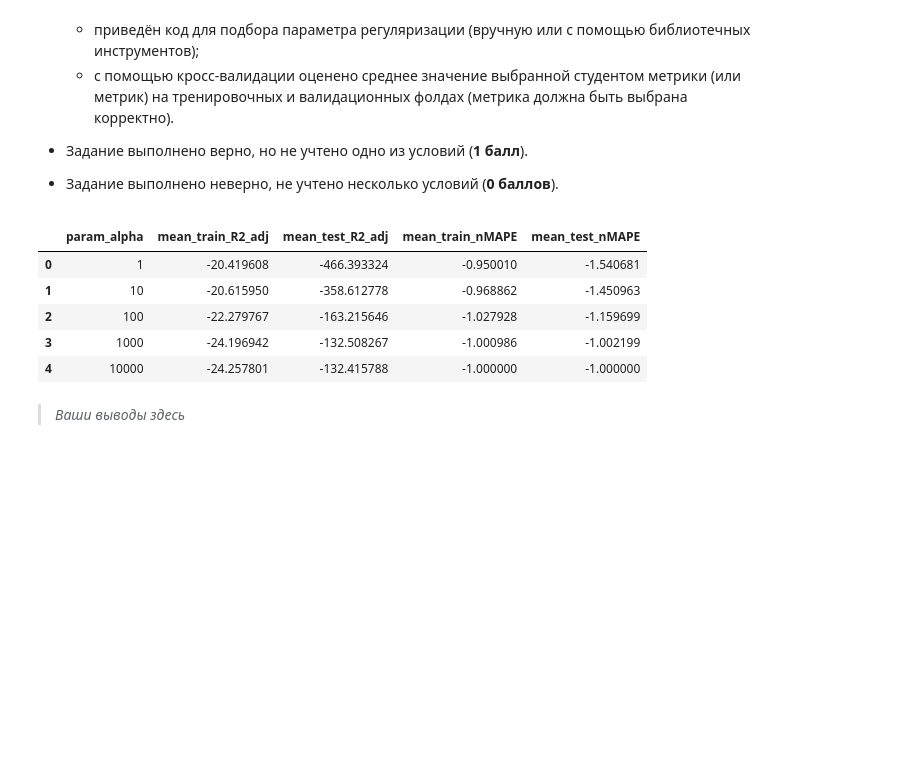
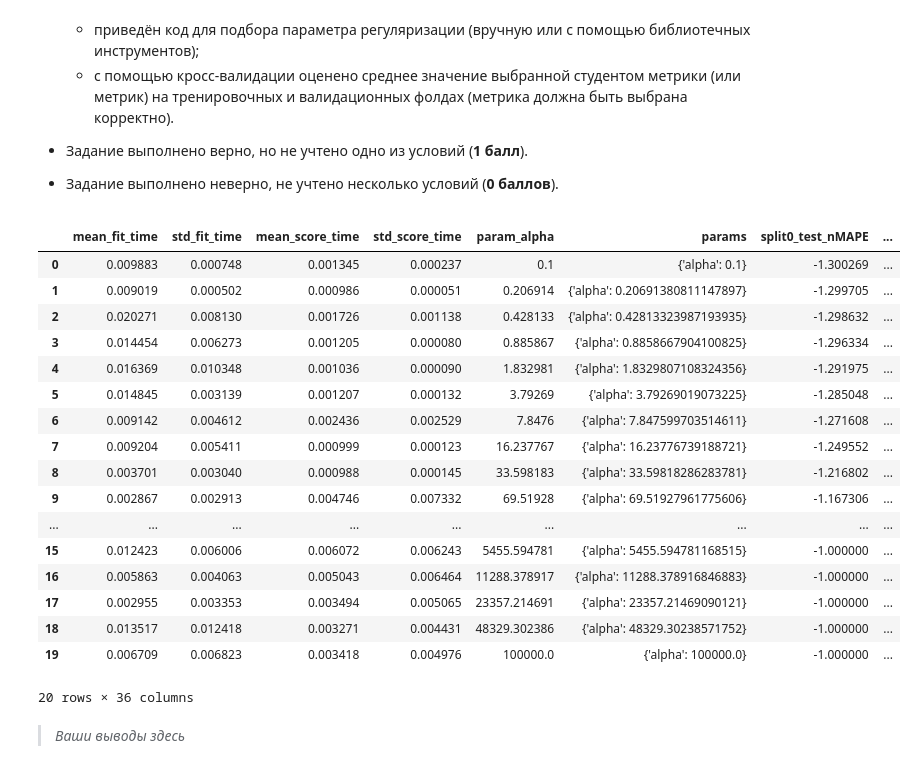
Before and after one commit to akitim/SkillFactory_current, a Jupyter notebook: MATH_ML_2_Практика_Акимкин.ipynb, the cells around one changed output. Saved outputs shown, nothing was run; the diff lists cells and outputs as text; code cells hidden in the pictures; blank space fills up the shorter version.

```diff
--- a/MATH_ML_2_Практика_Акимкин.ipynb
+++ b/MATH_ML_2_Практика_Акимкин.ipynb
@@ -691,33 +691,68 @@ np.round(pd.DataFrame({'train': [MAPE_cv_train, R2_adj_cv_train],
 - Задание выполнено верно, но не учтено одно из условий (**1 балл**).
 - Задание выполнено неверно, не учтено несколько условий (**0 баллов**).
 # %%
+RND_SEED=42
+
 x_poly_st = StandardScaler().fit_transform(x_poly)
 
 lasso = Lasso(fit_intercept=False)
 
 alpha_grid = {'alpha': [np.power(10, p) for p in range(5)]}
 gs = GridSearchCV(
     lasso,
     param_grid=alpha_grid,
     scoring={'nMAPE': 'neg_mean_absolute_percentage_error',
              'R2_adj': R2_adj_scorer}, #R2_adj_scorer
     refit=False,
     cv=5,
     return_train_score=True
 )
 
 gs.fit(x_poly_st, y);
 # print(gs.cv_results_.keys())
-pd.DataFrame(gs.cv_results_).loc[:,
+df_lasso_gs = pd.DataFrame(gs.cv_results_).loc[:,
  ['param_alpha', 'mean_train_R2_adj', 'mean_test_R2_adj',
   'mean_train_nMAPE', 'mean_test_nMAPE']]
+df_lasso_gs[['mean_train_nMAPE', 'mean_test_nMAPE']] *= -1
+df_lasso_gs[['mean_train_nMAPE', 'mean_test_nMAPE']].columns = \
+['mean_train_MAPE', 'mean_test_MAPE']
+df_lasso_gs
+
+rs = RandomizedSearchCV(
+    lasso,
+    param_distributions={'alpha': np.logspace(-1, 5, 20)},
+    n_iter=20,
+    scoring={'nMAPE': 'neg_mean_absolute_percentage_error',
+             'R2_adj': R2_adj_scorer}, #R2_adj_scorer
+    refit=False,
+    cv=5, random_state = RND_SEED,
+    return_train_score=True
+)
+
+rs.fit(x_poly_st, y);
+df_lasso_rs = pd.DataFrame(rs.cv_results_).loc[:,
+ ['param_alpha', 'mean_train_R2_adj', 'mean_test_R2_adj',
+  'mean_train_nMAPE', 'mean_test_nMAPE']]
+df_lasso_rs
 # %% [output]
-|  | param_alpha | mean_train_R2_adj | mean_test_R2_adj | mean_train_nMAPE | mean_test_nMAPE |
-| 0 | 1 | -20.419608 | -466.393324 | -0.950010 | -1.540681 |
-| 1 | 10 | -20.615950 | -358.612778 | -0.968862 | -1.450963 |
-| 2 | 100 | -22.279767 | -163.215646 | -1.027928 | -1.159699 |
-| 3 | 1000 | -24.196942 | -132.508267 | -1.000986 | -1.002199 |
-| 4 | 10000 | -24.257801 | -132.415788 | -1.000000 | -1.000000 |
+|  | mean_fit_time | std_fit_time | mean_score_time | std_score_time | param_alpha | params | split0_test_nMAPE | ... |
+| 0 | 0.009883 | 0.000748 | 0.001345 | 0.000237 | 0.1 | {'alpha': 0.1} | -1.300269 | ... |
+| 1 | 0.009019 | 0.000502 | 0.000986 | 0.000051 | 0.206914 | {'alpha': 0.20691380811147897} | -1.299705 | ... |
+| 2 | 0.020271 | 0.008130 | 0.001726 | 0.001138 | 0.428133 | {'alpha': 0.42813323987193935} | -1.298632 | ... |
+| 3 | 0.014454 | 0.006273 | 0.001205 | 0.000080 | 0.885867 | {'alpha': 0.8858667904100825} | -1.296334 | ... |
+| 4 | 0.016369 | 0.010348 | 0.001036 | 0.000090 | 1.832981 | {'alpha': 1.8329807108324356} | -1.291975 | ... |
+| 5 | 0.014845 | 0.003139 | 0.001207 | 0.000132 | 3.79269 | {'alpha': 3.79269019073225} | -1.285048 | ... |
+| 6 | 0.009142 | 0.004612 | 0.002436 | 0.002529 | 7.8476 | {'alpha': 7.847599703514611} | -1.271608 | ... |
+| 7 | 0.009204 | 0.005411 | 0.000999 | 0.000123 | 16.237767 | {'alpha': 16.23776739188721} | -1.249552 | ... |
+| 8 | 0.003701 | 0.003040 | 0.000988 | 0.000145 | 33.598183 | {'alpha': 33.59818286283781} | -1.216802 | ... |
+| 9 | 0.002867 | 0.002913 | 0.004746 | 0.007332 | 69.51928 | {'alpha': 69.51927961775606} | -1.167306 | ... |
+| ... | ... | ... | ... | ... | ... | ... | ... | ... |
+| 15 | 0.012423 | 0.006006 | 0.006072 | 0.006243 | 5455.594781 | {'alpha': 5455.594781168515} | -1.000000 | ... |
+| 16 | 0.005863 | 0.004063 | 0.005043 | 0.006464 | 11288.378917 | {'alpha': 11288.378916846883} | -1.000000 | ... |
+| 17 | 0.002955 | 0.003353 | 0.003494 | 0.005065 | 23357.214691 | {'alpha': 23357.21469090121} | -1.000000 | ... |
+| 18 | 0.013517 | 0.012418 | 0.003271 | 0.004431 | 48329.302386 | {'alpha': 48329.30238571752} | -1.000000 | ... |
+| 19 | 0.006709 | 0.006823 | 0.003418 | 0.004976 | 100000.0 | {'alpha': 100000.0} | -1.000000 | ... |
+20 rows × 36 columns
 # %% [markdown]
 > *Ваши выводы здесь*
 # %% [markdown]
```
Also changed, not shown: parts of 1 cell of this notebook.
